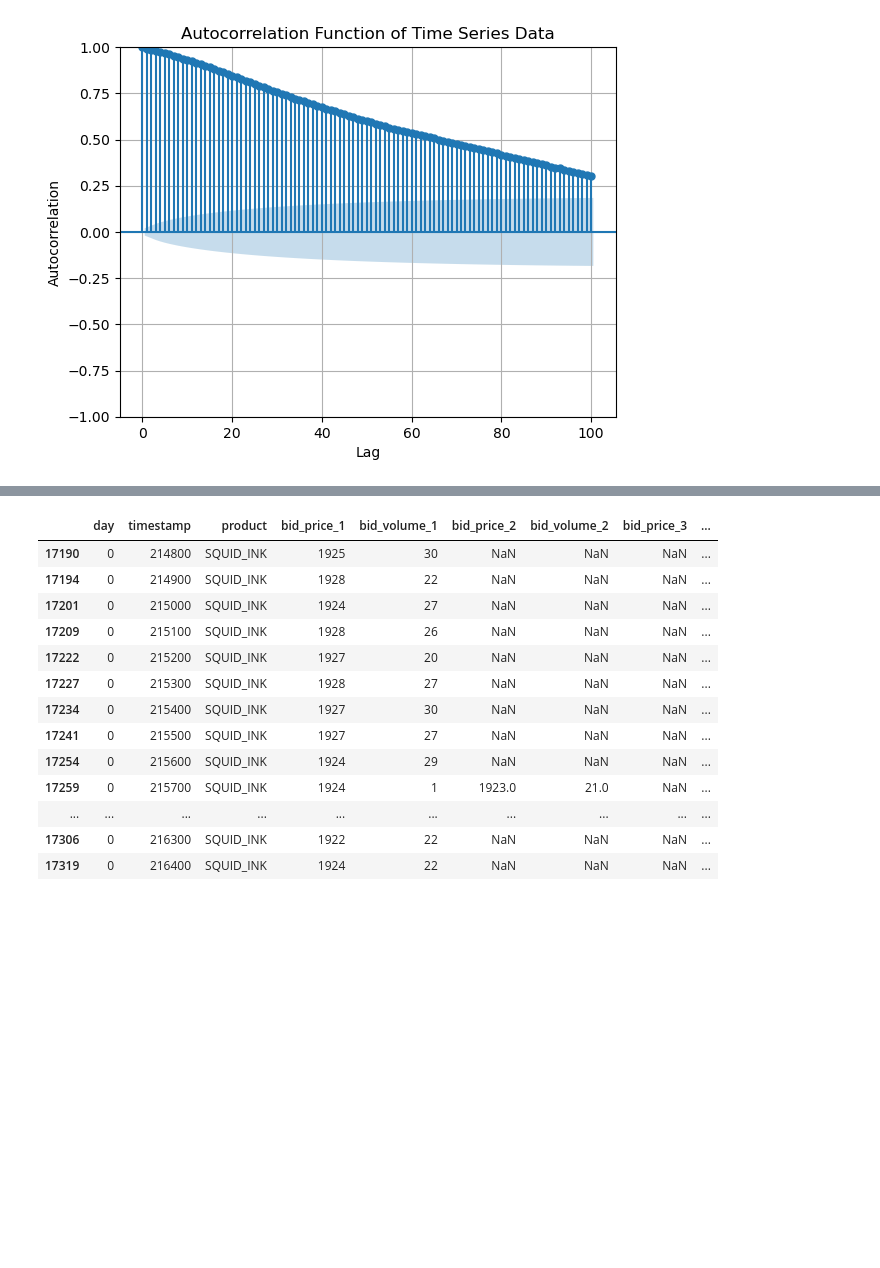
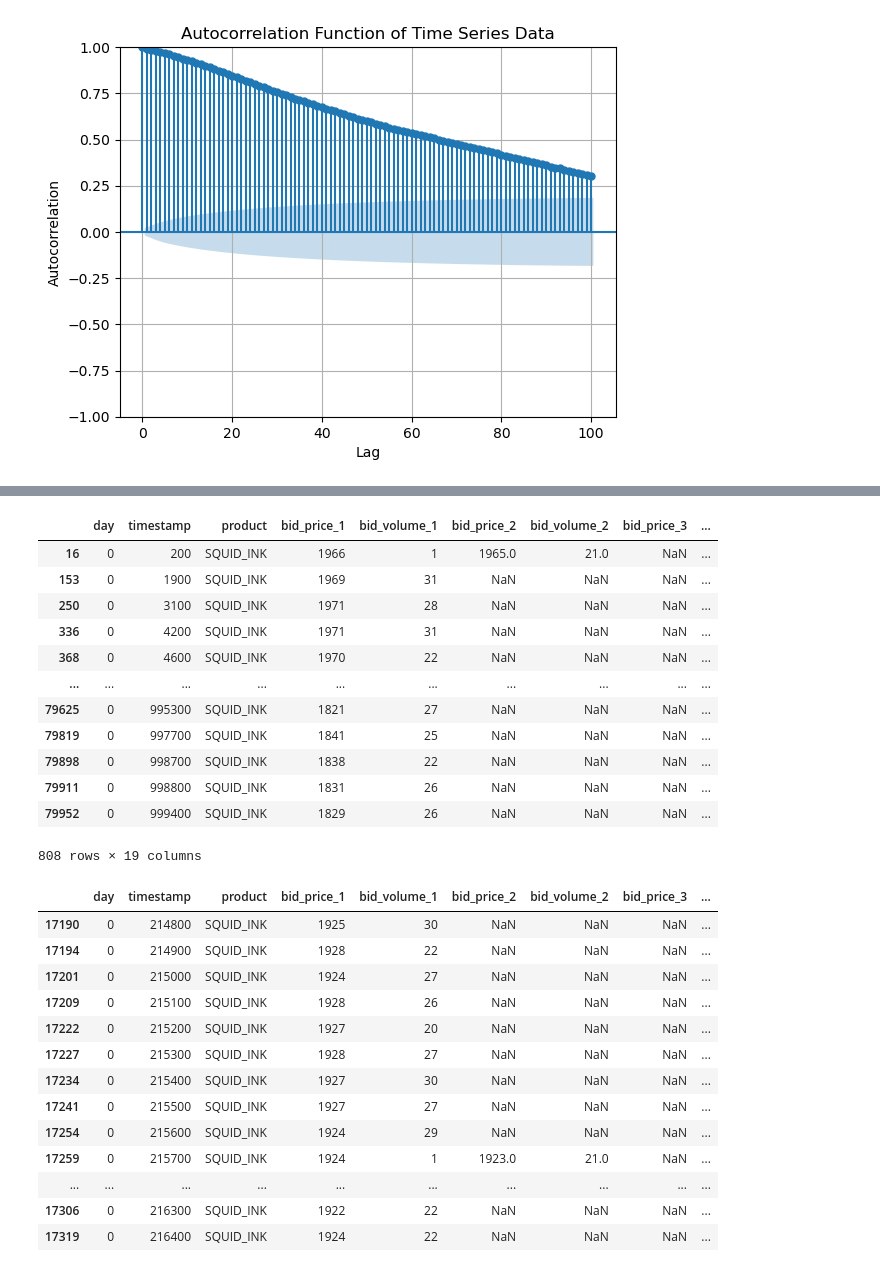
Before and after one commit to Edwin-yin/imc-prosperity-2, a Jupyter notebook: round1_new/ink_research.ipynb, the cells around one changed output, grey strips where cells are left out. Saved outputs shown, nothing was run; the diff lists cells and outputs as text; code cells hidden in the pictures; blank space fills up the shorter version.

```diff
--- a/round1_new/ink_research.ipynb
+++ b/round1_new/ink_research.ipynb
@@ -212,3 +239,19 @@ trade_df_ink = copy.deepcopy(trade_df[trade_df['symbol'] == 'SQUID_INK'])
+# %%
+original_df_ink[original_df_ink['ret1']<-0.001]
+# %% [output]
+|  | day | timestamp | product | bid_price_1 | bid_volume_1 | bid_price_2 | bid_volume_2 | bid_price_3 | ... |
+| 16 | 0 | 200 | SQUID_INK | 1966 | 1 | 1965.0 | 21.0 | NaN | ... |
+| 153 | 0 | 1900 | SQUID_INK | 1969 | 31 | NaN | NaN | NaN | ... |
+| 250 | 0 | 3100 | SQUID_INK | 1971 | 28 | NaN | NaN | NaN | ... |
+| 336 | 0 | 4200 | SQUID_INK | 1971 | 31 | NaN | NaN | NaN | ... |
+| 368 | 0 | 4600 | SQUID_INK | 1970 | 22 | NaN | NaN | NaN | ... |
+| ... | ... | ... | ... | ... | ... | ... | ... | ... | ... |
+| 79625 | 0 | 995300 | SQUID_INK | 1821 | 27 | NaN | NaN | NaN | ... |
+| 79819 | 0 | 997700 | SQUID_INK | 1841 | 25 | NaN | NaN | NaN | ... |
+| 79898 | 0 | 998700 | SQUID_INK | 1838 | 22 | NaN | NaN | NaN | ... |
+| 79911 | 0 | 998800 | SQUID_INK | 1831 | 26 | NaN | NaN | NaN | ... |
+| 79952 | 0 | 999400 | SQUID_INK | 1829 | 26 | NaN | NaN | NaN | ... |
+808 rows × 19 columns
 # %%
 original_df_ink.iloc[2158-10:2158+10]
 # %% [output]
```
Also changed, not shown: parts of 9 cells of this notebook, 5 other files.
